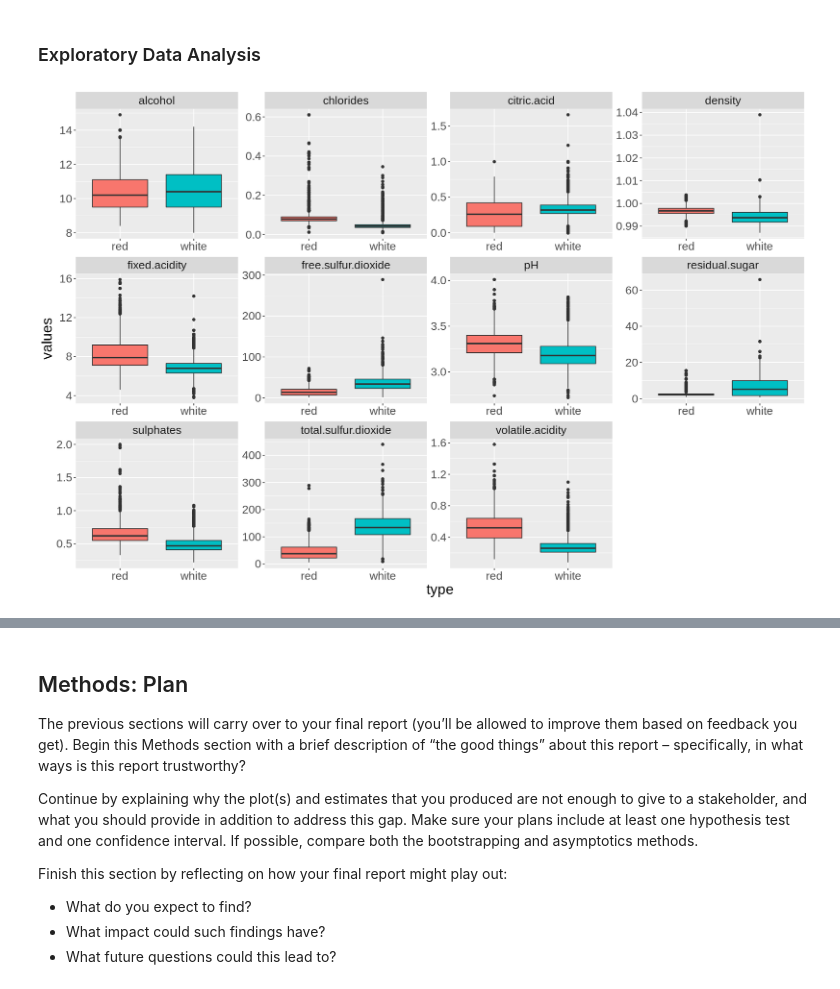
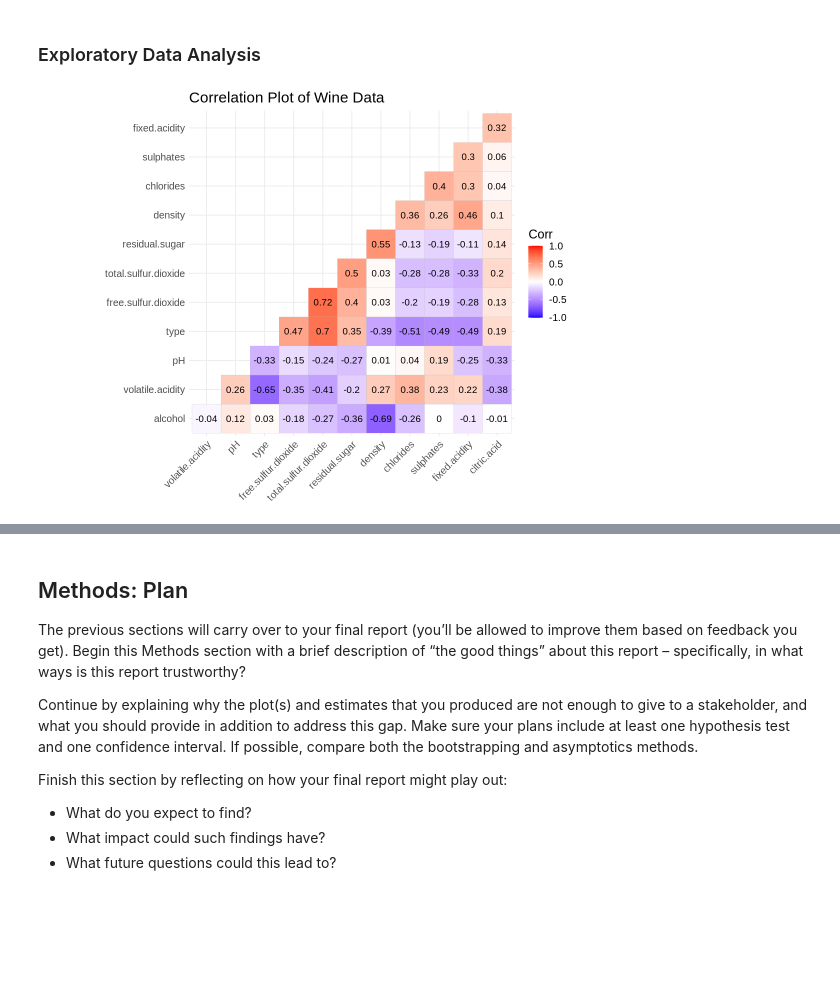
Before and after one commit to omertahi/STAT201-project, a Jupyter notebook: case_proposal.ipynb, the cells around one changed output, grey strips where cells are left out. Drawn from its saved outputs; the diff is of its cells as text; code cells hidden in the pictures; blank space fills up the shorter version.

```diff
--- a/case_proposal.ipynb
+++ b/case_proposal.ipynb
@@ -70,18 +72,28 @@ A data.frame: 6 × 13
 | 6 | red | 7.4 | 0.66 | 0.00 | 1.8 | 0.075 | 13 | ... |
 # %% [markdown]
 ### Exploratory Data Analysis
-# %%
-options(repr.plot.width = 15, repr.plot.height = 10)
-
-wine_data |>
-    pivot_longer(cols = fixed.acidity:alcohol,
-                names_to = "predictors",
-                values_to = "values") |>
-    ggplot() +
-    geom_boxplot(aes(x = type, y = values, fill = type)) +
-    facet_wrap(vars(predictors),
-               scales = "free") +
-    theme(legend.position = "none",
-          text = element_text(size = 20))
-# %% [output]
-[figure, removed]
+# %%
+options(repr.plot.width = 10, repr.plot.height = 7)
+
+to_binary <- function(x) {
+    if(x == "red") {
+        return(0)
+    } else {
+        return(1)
+    }
+}
+
+r <- wine_data |>
+    mutate(type = sapply(wine_data$type, to_binary)) |>
+    select(type:alcohol) |>
+    cor(use="complete.obs")|>
+    round(2)
+
+ggcorrplot(r,
+           hc.order = TRUE,
+           type = "lower",
+           lab = TRUE) +
+    labs(title = "Correlation Plot of Wine Data") +
+    theme(text = element_text(size = 15))
+# %% [output]
+[figure, added]
```
Also changed, not shown: parts of 5 cells of this notebook.
